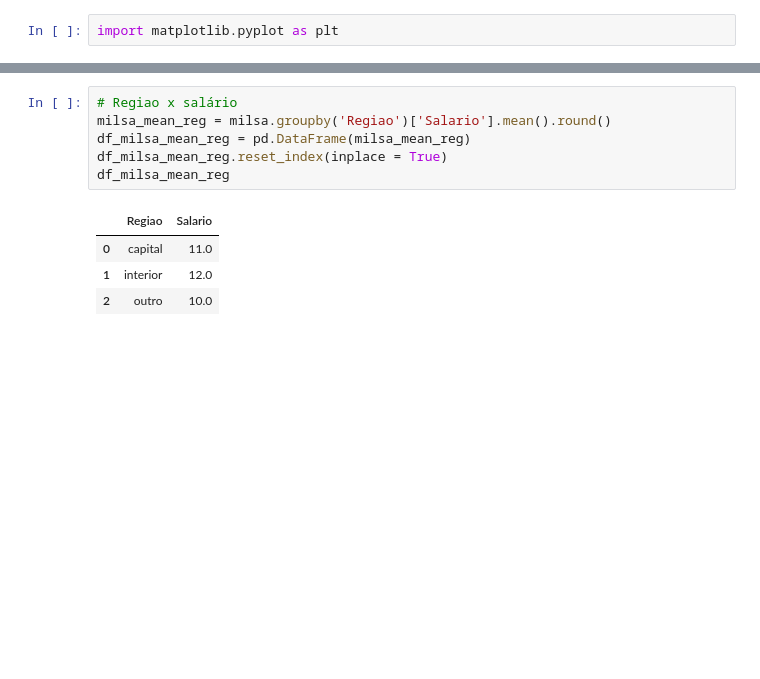
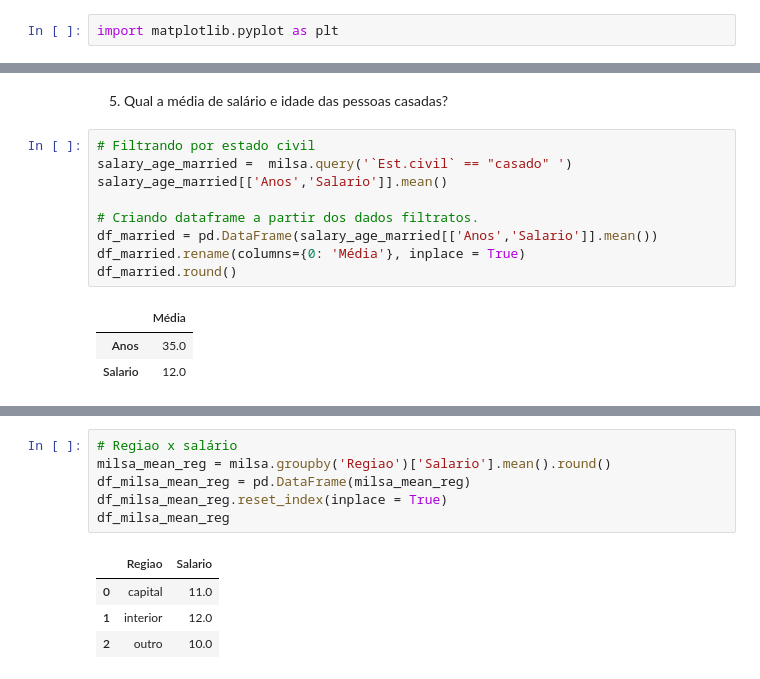
Before and after one commit to luizasampaio-s/todo8, a Jupyter notebook: to_do_8.ipynb, the cells around one changed output, grey strips where cells are left out. Cells and saved outputs as stored; diff of their text form; blank space fills up the shorter version.

```diff
--- a/to_do_8.ipynb
+++ b/to_do_8.ipynb
@@ -127,0 +215,15 @@ ax.set_title("Grau de instrução x Salário", fontdict={'fontsize':15});
+# %% [markdown]
+5. Qual a média de salário e idade das pessoas casadas?
+# %%
+# Filtrando por estado civil
+salary_age_married =  milsa.query('`Est.civil` == "casado" ')
+salary_age_married[['Anos','Salario']].mean()
+
+# Criando dataframe a partir dos dados filtratos.
+df_married = pd.DataFrame(salary_age_married[['Anos','Salario']].mean())
+df_married.rename(columns={0: 'Média'}, inplace = True)
+df_married.round()
+# %% [output]
+|  | Média |
+| Anos | 35.0 |
+| Salario | 12.0 |
```
Also changed, not shown: parts of 81 cells of this notebook.
